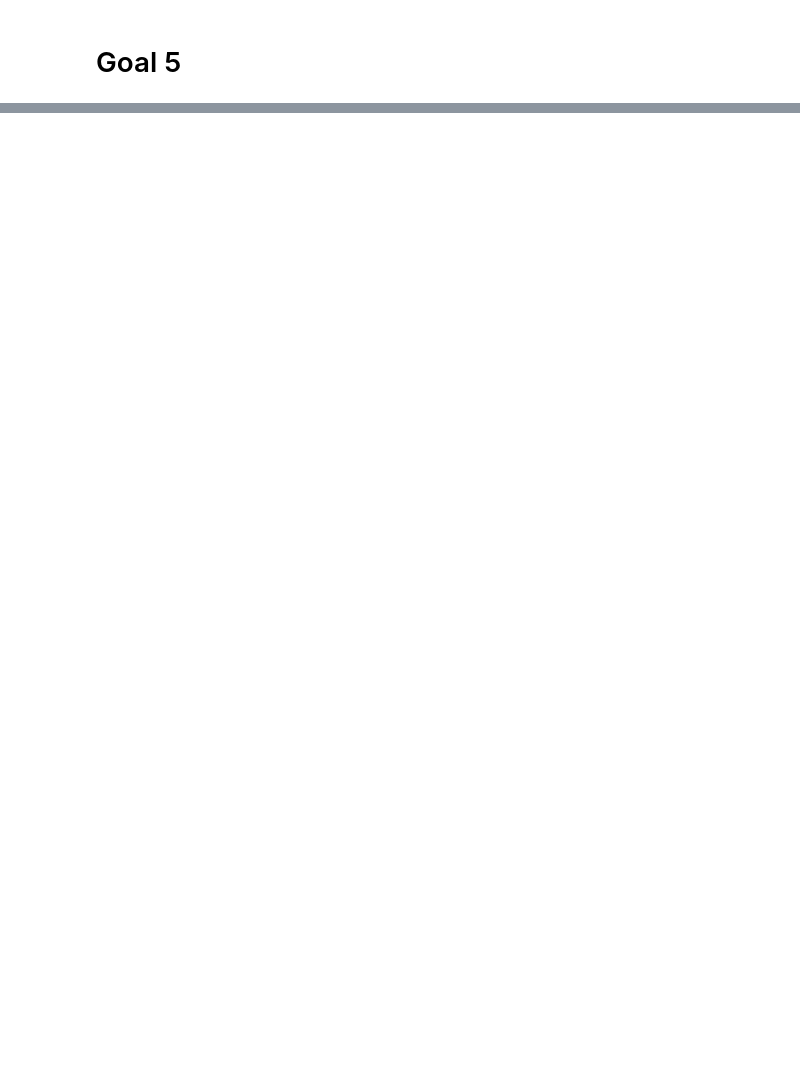
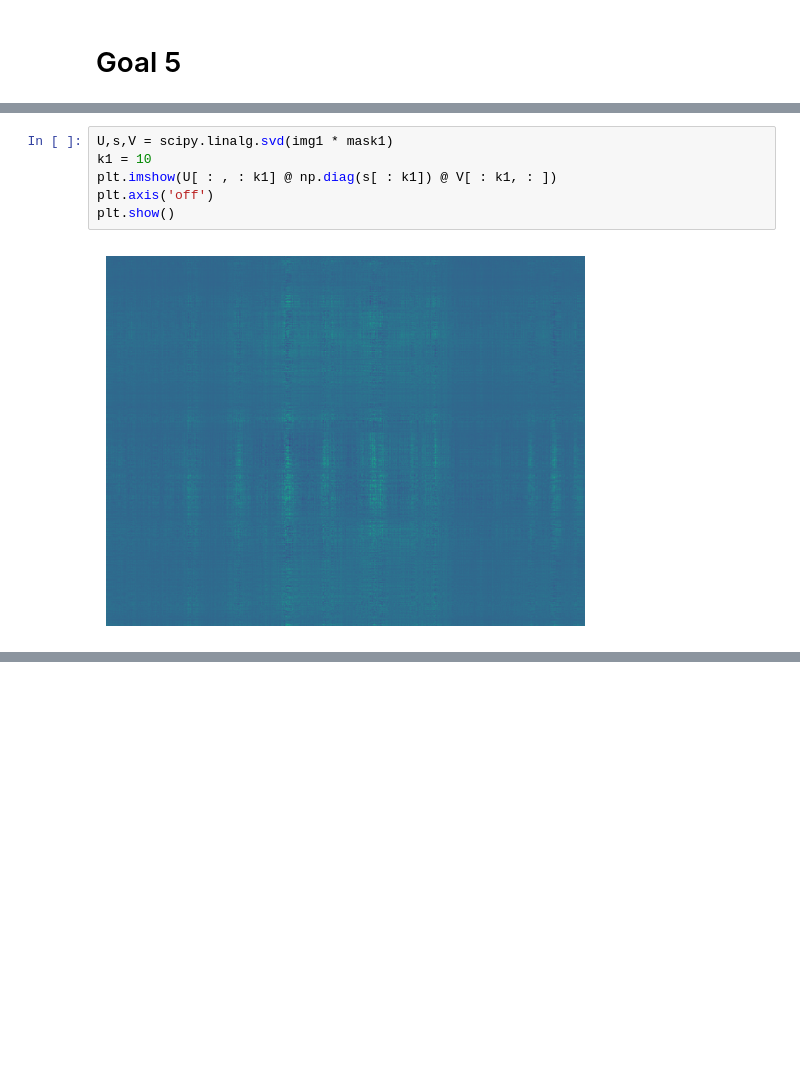
Before and after one commit to liu-bodong/SVD-Image-Compression, a Jupyter notebook: code.ipynb, the cells around one changed output, grey strips where cells are left out. Cells and saved outputs as stored; diff of their text form; blank space fills up the shorter version.

```diff
--- a/code.ipynb
+++ b/code.ipynb
@@ -215,0 +239,8 @@ def ALS_regularized(A, k, max_iter = 1000, tolerance=1e-7):
+# %%
+U,s,V = scipy.linalg.svd(img1 * mask1)
+k1 = 10
+plt.imshow(U[ : , : k1] @ np.diag(s[ : k1]) @ V[ : k1, : ])
+plt.axis('off')
+plt.show()
+# %% [output]
+[figure, added]
```
Also changed, not shown: parts of 8 cells of this notebook.
